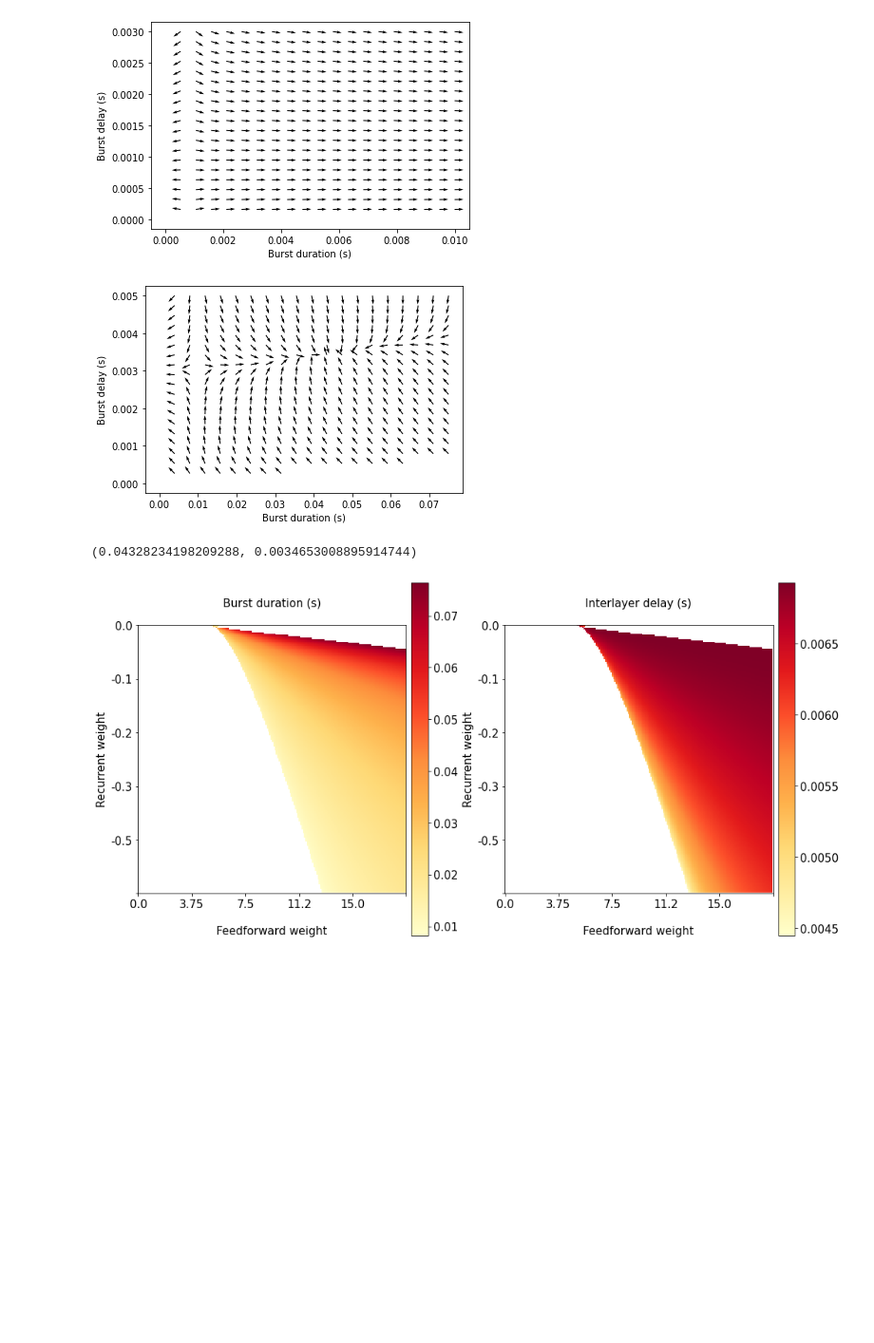
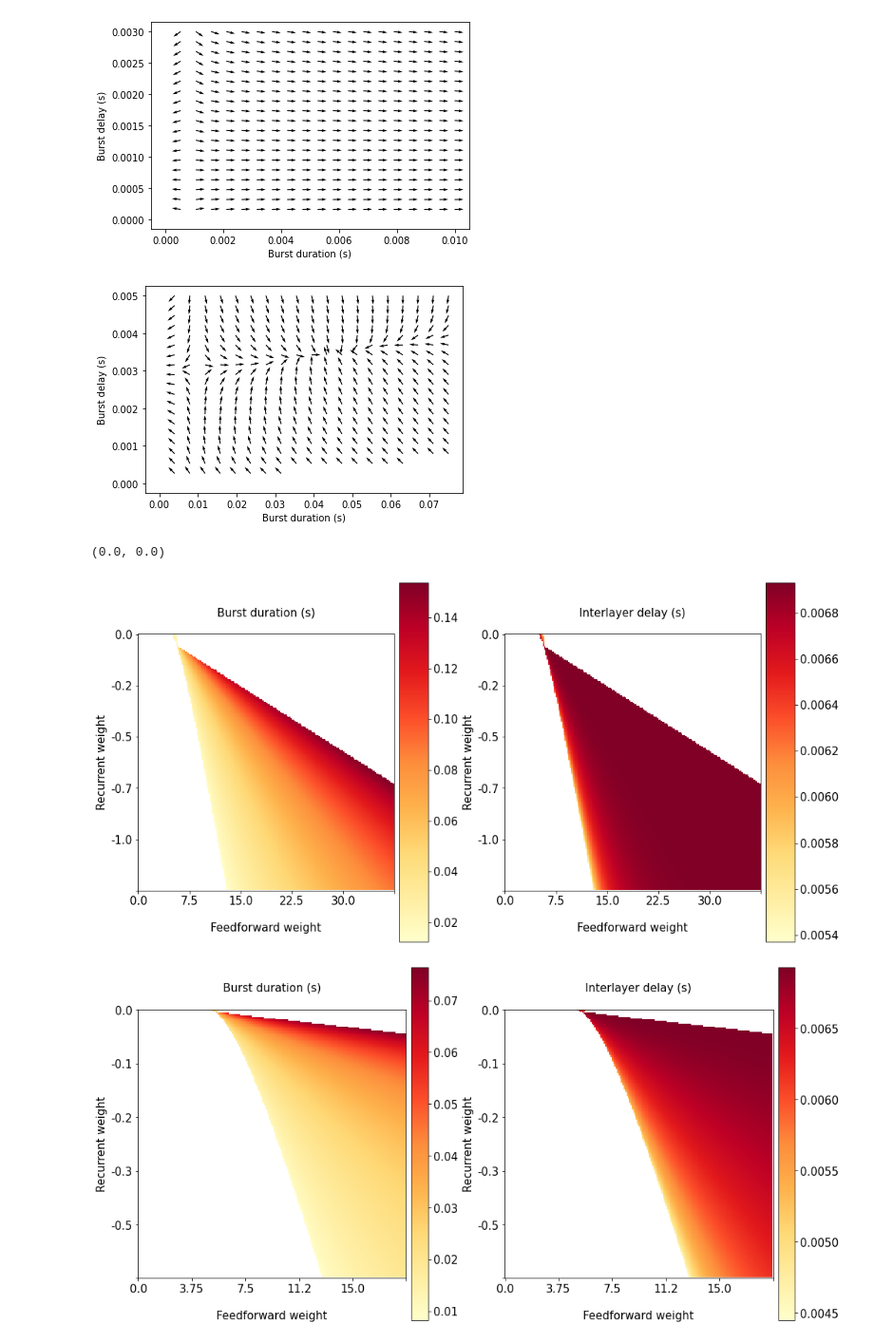
Before and after one commit to davidgbe/synfire_chain_growth, a Jupyter notebook: 1D_chain_bursting_neurons_with_inh_21_05_19/binary_chain_22_03_31.ipynb, the cells around one changed output. Shown: that part at 95% size. Saved outputs shown, nothing was run; the diff lists cells and outputs as text; code cells hidden in the pictures; blank space fills up the shorter version.

```diff
--- a/1D_chain_bursting_neurons_with_inh_21_05_19/binary_chain_22_03_31.ipynb
+++ b/1D_chain_bursting_neurons_with_inh_21_05_19/binary_chain_22_03_31.ipynb
@@ -229,6 +229,7 @@ params = {
     'v_th': 0.04,
     'w_r': -20,
     'w_ee': 0.09,
+    'alpha': 1,
 }
 
 t_b_in, t_d_in = np.meshgrid(np.linspace(0, 75e-3, 20), np.linspace(0, 5e-3, 20))
@@ -247,7 +248,76 @@ plt.show()
 solve_attractor_wrapper(params)
 # %% [output]
 [figure]
-(0.04328234198209288, 0.0034653008895914744)
+(0.0, 0.0)
+# %%
+base_params = {
+    'tau_e': 10e-3,
+    'tau_i': 4e-3,
+    'v_th': 0.02,
+    'alpha': 1.,
+}
+t_b_in, t_d_in = (20e-3, 3e-3)
+
+w_ee_val_range = (0, 30)
+w_r_val_range = (0, -1)
+n_steps = 200
+
+w_ee, w_r = np.meshgrid(
+    np.linspace(w_ee_val_range[0], w_ee_val_range[1], n_steps),
+    np.linspace(w_r_val_range[0], w_r_val_range[1], n_steps)
+)
+
+t_d_out = np.nan * np.zeros(w_ee.shape)
+t_b_out = np.nan * np.zeros(w_ee.shape)
+
+for i in range(len(w_ee)):
+    for j in range(len(w_ee[0])):
+        params = copy(base_params)
+        params['w_ee'] = w_ee[i][j]
+        params['w_r'] = w_r[i][j]
+        t_b_stable, t_d_stable = solve_attractor_wrapper(params, guess=30e-3)
+
+        if ~np.isclose(t_b_stable, 0):
+            t_b_out[i][j] = t_b_stable
+            t_d_out[i][j] = t_d_stable
+
+# t_d_out = np.where(t_b_out < 0.03, t_d_out, np.nan)
+# t_b_out = np.where(t_b_out < 0.03, t_b_out, np.nan)
+
+scale = 7
+cbar_frac = 0.1
+fig = plt.figure(constrained_layout=True, figsize=(2 * scale, scale))
+graph_col_width = int(1 / cbar_frac)
+gs = gridspec.GridSpec(ncols=2 * graph_col_width, nrows=1, figure=fig)
+axs = [
+    fig.add_subplot(gs[0: graph_col_width - 1]),
+    fig.add_subplot(gs[graph_col_width - 1]),
+    fig.add_subplot(gs[graph_col_width: 2 * graph_col_width - 1]),
+    fig.add_subplot(gs[2 * graph_col_width - 1]),
+]
+
+im1 = axs[0].matshow(t_b_out, cmap='YlOrRd')
+im2 = axs[2].matshow(t_d_out, cmap='YlOrRd')
+
+axs[0].set_title('Burst duration (s)')
+axs[2].set_title('Interlayer delay (s)')
+
+plt.colorbar(im1, cax=axs[1])
+plt.colorbar(im2, cax=axs[3])
+
+for i in range(0, 4, 2):
+    axs[i].set_ylabel('Recurrent weight')
+    axs[i].set_xlabel('\nFeedforward weight')
+    axs[i].set_xticks(np.arange(0, n_steps + 1, int(n_steps / 5)))
+    axs[i].set_xticklabels([f'{d}'[:4] for d in np.linspace(w_ee_val_range[0], w_ee_val_range[1], 5)])
+    axs[i].set_yticks(np.arange(0, n_steps + 1, int(n_steps / 5)))
+    axs[i].set_yticklabels([f'{d}'[:4] for d in np.linspace(w_r_val_range[0], w_r_val_range[1], 5)])
+    axs[i].tick_params(top=False, labeltop=False, bottom=True, labelbottom=True)
+
+for i in range(0, 4):
+    set_font_size(axs[i], 15)
+# %% [output]
+[figure, added]
 # %%
 base_params = {
     'tau_e': 10e-3,
```
Also changed, not shown: parts of 1 cell of this notebook, 2 other files.
